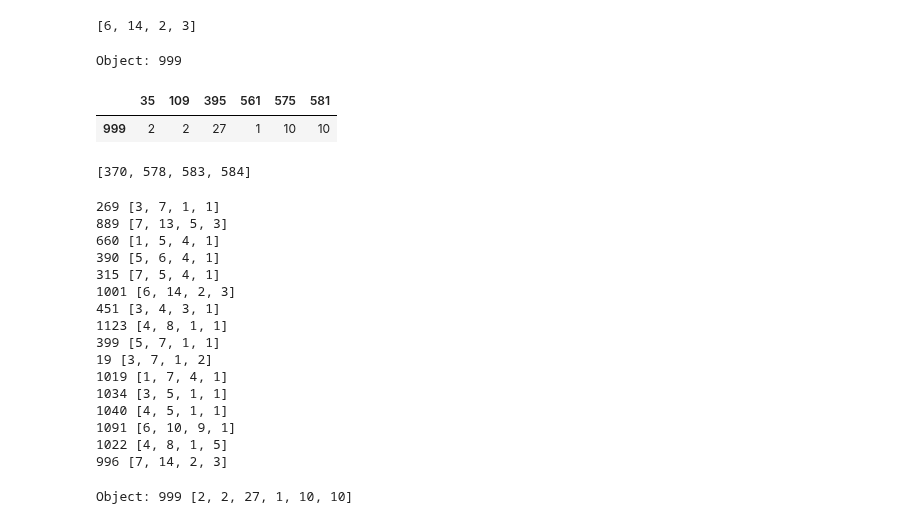
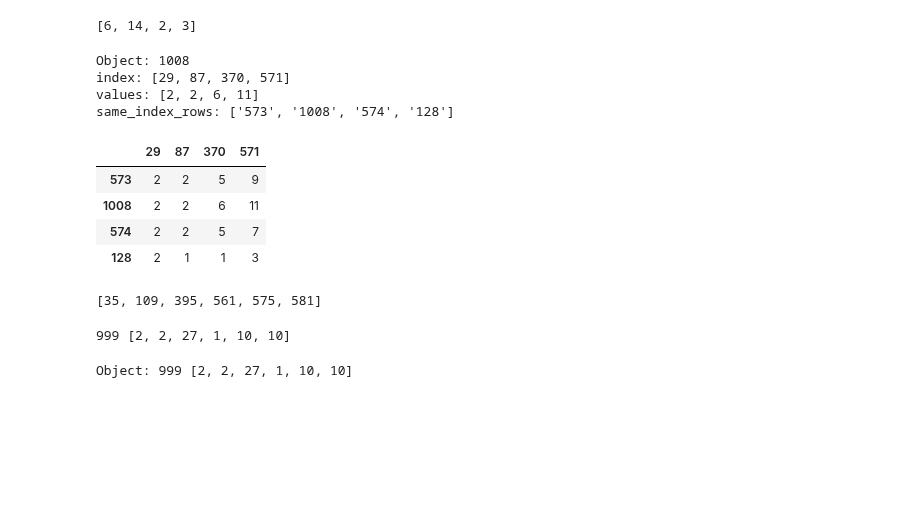
Before and after one commit to kk25gb/AIdea-project-file, a Jupyter notebook: Indexer.ipynb, the cells around one changed output. Drawn from its saved outputs; the diff is of its cells as text; code cells hidden in the pictures; blank space fills up the shorter version.

```diff
--- a/Indexer.ipynb
+++ b/Indexer.ipynb
@@ -33,39 +33,33 @@ object_list.iloc[:].tolist()
 # %% [output]
 [6, 14, 2, 3]
 # %%
-index = -1
+index = 3
 print("Object:",list(column_filter.keys())[index])
-filter1 = df[column_filter[list(column_filter.keys())[index]]].loc[similarity_list[list(similarity_list.keys())[index]]]
-filter1
+print("index:",column_filter[list(column_filter.keys())[index]])
+print("values:",df[column_filter[list(column_filter.keys())[index]]].loc[list(similarity_list.keys())[index]].tolist())
+print("same_index_rows:",similarity_list[list(similarity_list.keys())[index]])
+index_filter = df[column_filter[list(column_filter.keys())[index]]].loc[similarity_list[list(similarity_list.keys())[index]]]
+index_filter
 # %% [output]
-Object: 999
+Object: 1008
+index: [29, 87, 370, 571]
+values: [2, 2, 6, 11]
+same_index_rows: ['573', '1008', '574', '128']
-|  | 35 | 109 | 395 | 561 | 575 | 581 |
-| 999 | 2 | 2 | 27 | 1 | 10 | 10 |
+|  | 29 | 87 | 370 | 571 |
+| 573 | 2 | 2 | 5 | 9 |
+| 1008 | 2 | 2 | 6 | 11 |
+| 574 | 2 | 2 | 5 | 7 |
+| 128 | 2 | 1 | 1 | 3 |
 # %%
 index_list = column_filter[list(column_filter.keys())[index]]
 index_list
 # %% [output]
-[370, 578, 583, 584]
+[35, 109, 395, 561, 575, 581]
 # %%
 for key, value in zip(filter1.iloc[:,:].index,filter1.iloc[:,:].values):
   print(key, value.tolist())
 # %% [output]
-269 [3, 7, 1, 1]
-889 [7, 13, 5, 3]
-660 [1, 5, 4, 1]
-390 [5, 6, 4, 1]
-315 [7, 5, 4, 1]
-1001 [6, 14, 2, 3]
-451 [3, 4, 3, 1]
-1123 [4, 8, 1, 1]
-399 [5, 7, 1, 1]
-19 [3, 7, 1, 2]
-1019 [1, 7, 4, 1]
-1034 [3, 5, 1, 1]
-1040 [4, 5, 1, 1]
-1091 [6, 10, 9, 1]
-1022 [4, 8, 1, 5]
-996 [7, 14, 2, 3]
+999 [2, 2, 27, 1, 10, 10]
 # %%
 i = '999'
 index_object = df[column_filter[i]].loc[i].tolist()
```
Also changed, not shown: parts of 1 cell of this notebook.
